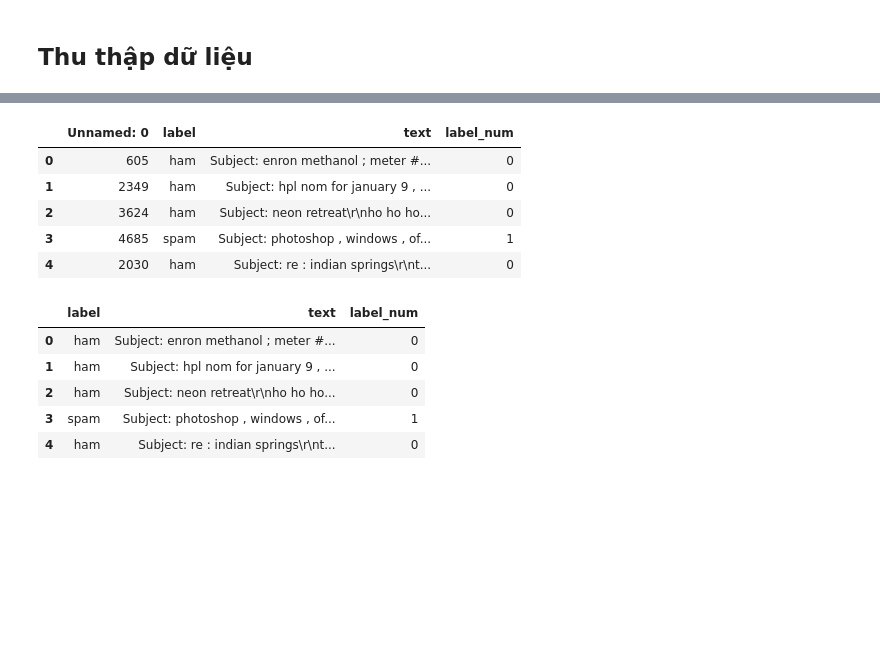
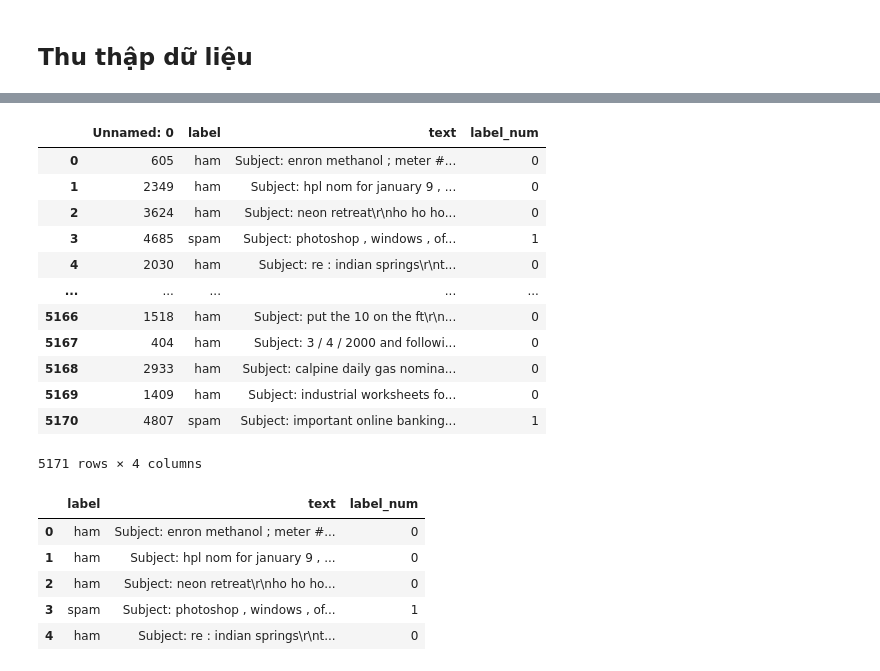
Before and after one commit to KanVux/Spam_Email_Detection, a Jupyter notebook: SpamEmailDetection_.ipynb, the cells around one changed output, grey strips where cells are left out. Drawn from its saved outputs; the diff is of its cells as text; code cells hidden in the pictures; blank space fills up the shorter version.

```diff
--- a/SpamEmailDetection_.ipynb
+++ b/SpamEmailDetection_.ipynb
@@ -27,21 +29,27 @@ Requirement already satisfied: mdurl~=0.1 in /usr/local/lib/python3.10/dist-pack
 # %%
 import sys
 import numpy as np
 import pandas as pd
-import tensorflow as tf
 import matplotlib.pyplot as plt
 from google.colab import files
 
 # Load file csv vào một dataframe và hiển thị các mẫu email đầu của dataset
 df = pd.read_csv('/content/drive/MyDrive/NienLuan/Dataset/spam_ham_dataset.csv')
-df.head()
+df
 # %% [output]
 |  | Unnamed: 0 | label | text | label_num |
 | 0 | 605 | ham | Subject: enron methanol ; meter #... | 0 |
 | 1 | 2349 | ham | Subject: hpl nom for january 9 , ... | 0 |
 | 2 | 3624 | ham | Subject: neon retreat\r\nho ho ho... | 0 |
 | 3 | 4685 | spam | Subject: photoshop , windows , of... | 1 |
 | 4 | 2030 | ham | Subject: re : indian springs\r\nt... | 0 |
+| ... | ... | ... | ... | ... |
+| 5166 | 1518 | ham | Subject: put the 10 on the ft\r\n... | 0 |
+| 5167 | 404 | ham | Subject: 3 / 4 / 2000 and followi... | 0 |
+| 5168 | 2933 | ham | Subject: calpine daily gas nomina... | 0 |
+| 5169 | 1409 | ham | Subject: industrial worksheets fo... | 0 |
+| 5170 | 4807 | spam | Subject: important online banking... | 1 |
+5171 rows × 4 columns
 # %%
 # Có một cột không tên chỉ có số tăng dần -> không hữu ích -> xóa bỏ
 columns_need_to_drop = ['Unnamed: 0']
```
Also changed, not shown: parts of 15 cells of this notebook.
